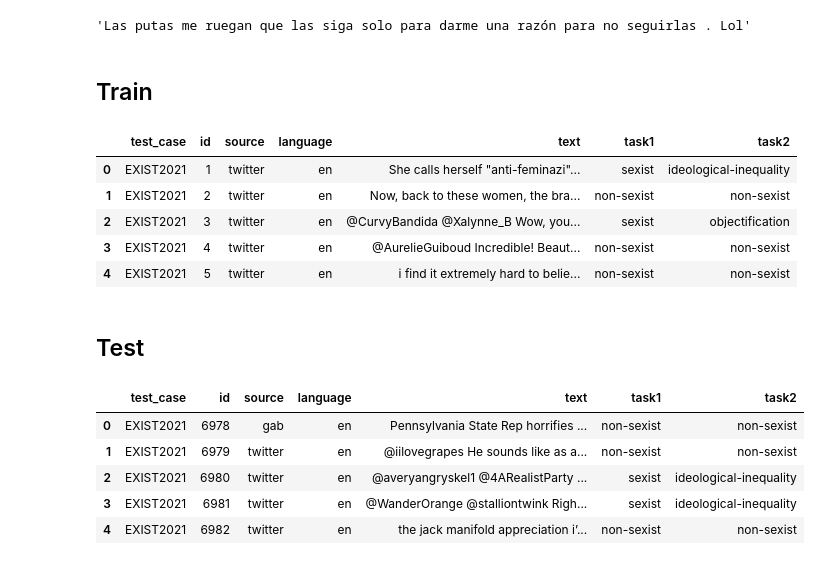
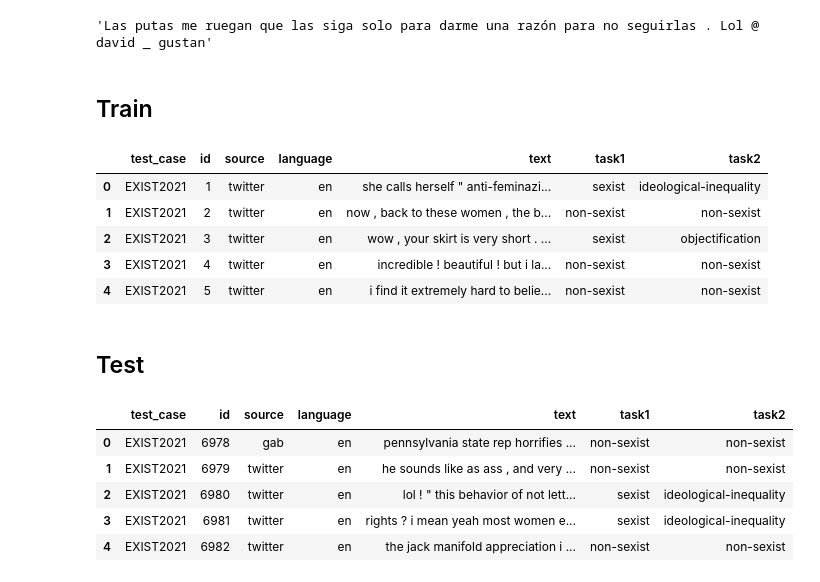
Before and after one commit to davidguzmanr/EXIST2021, a Jupyter notebook: Notebooks/Spell-checking.ipynb, the cells around one changed output. Cells and saved outputs as stored; diff of their text form; code cells hidden in the pictures.

```diff
--- a/Notebooks/task-1/Pre-processing.ipynb
+++ b/Notebooks/Spell-checking.ipynb
@@ -24,24 +24,28 @@ Wall time: 1.36 ms
 # %%
-text = "Las putass me ruegan que las sigaa solo para darme una razón para no seguirlass. Lol"
+text = "Las putass me ruegan que las sigaa solo para darme una razón para no seguirlass. Lol @david_guzman"
 preprocessing.spell_check(text, language='es')
 # %% [output]
-'Las putas me ruegan que las siga solo para darme una razón para no seguirlas . Lol'
+'Las putas me ruegan que las siga solo para darme una razón para no seguirlas . Lol @ david _ gustan'
 # %% [markdown]
 ## Train
 # %%
-train = pd.read_csv('../../Data/EXIST2021_training.tsv', sep='\t')
-train.head()
+train_df = pd.read_csv('../../Data/EXIST2021_training.tsv', sep='\t')
+
+# Un simple pre-procesamiento
+train_df['text'] = train_df['text'].apply(lambda text: preprocessing.preprocess(text))
+
+train_df.head()
 # %% [output]
 |  | test_case | id | source | language | text | task1 | task2 |
-| 0 | EXIST2021 | 1 | twitter | en | She calls herself "anti-feminazi"... | sexist | ideological-inequality |
-| 1 | EXIST2021 | 2 | twitter | en | Now, back to these women, the bra... | non-sexist | non-sexist |
-| 2 | EXIST2021 | 3 | twitter | en | @CurvyBandida @Xalynne_B Wow, you... | sexist | objectification |
-| 3 | EXIST2021 | 4 | twitter | en | @AurelieGuiboud Incredible! Beaut... | non-sexist | non-sexist |
+| 0 | EXIST2021 | 1 | twitter | en | she calls herself " anti-feminazi... | sexist | ideological-inequality |
+| 1 | EXIST2021 | 2 | twitter | en | now , back to these women , the b... | non-sexist | non-sexist |
+| 2 | EXIST2021 | 3 | twitter | en | wow , your skirt is very short . ... | sexist | objectification |
+| 3 | EXIST2021 | 4 | twitter | en | incredible ! beautiful ! but i la... | non-sexist | non-sexist |
 | 4 | EXIST2021 | 5 | twitter | en | i find it extremely hard to belie... | non-sexist | non-sexist |
 # %%
 corrected_text = []
 
-for value in tqdm(train[['language', 'text']].values):
+for value in tqdm(train_df[['language', 'text']].values):
     language, text = value
 
     corrected_text.append(preprocessing.spell_check(text, language=language))
@@ -51,15 +55,19 @@ train.to_csv('../../Data/EXIST2021_training_spell_checked.csv', index=False)
 # %% [markdown]
 ## Test
 # %%
-test = pd.read_csv('../../Data/EXIST2021_test.tsv', sep='\t')
-test.head()
+test_df = pd.read_csv('../../Data/EXIST2021_test.tsv', sep='\t')
+
+# Un simple pre-procesamiento
+test_df['text'] = test_df['text'].apply(lambda text: preprocessing.preprocess(text))
+
+test_df.head()
 # %% [output]
 |  | test_case | id | source | language | text | task1 | task2 |
-| 0 | EXIST2021 | 6978 | gab | en | Pennsylvania State Rep horrifies ... | non-sexist | non-sexist |
-| 1 | EXIST2021 | 6979 | twitter | en | @iilovegrapes He sounds like as a... | non-sexist | non-sexist |
-| 2 | EXIST2021 | 6980 | twitter | en | @averyangryskel1 @4ARealistParty ... | sexist | ideological-inequality |
-| 3 | EXIST2021 | 6981 | twitter | en | @WanderOrange @stalliontwink Righ... | sexist | ideological-inequality |
-| 4 | EXIST2021 | 6982 | twitter | en | the jack manifold appreciation i’... | non-sexist | non-sexist |
+| 0 | EXIST2021 | 6978 | gab | en | pennsylvania state rep horrifies ... | non-sexist | non-sexist |
+| 1 | EXIST2021 | 6979 | twitter | en | he sounds like as ass , and very ... | non-sexist | non-sexist |
+| 2 | EXIST2021 | 6980 | twitter | en | lol ! " this behavior of not lett... | sexist | ideological-inequality |
+| 3 | EXIST2021 | 6981 | twitter | en | rights ? i mean yeah most women e... | sexist | ideological-inequality |
+| 4 | EXIST2021 | 6982 | twitter | en | the jack manifold appreciation i ... | non-sexist | non-sexist |
 # %%
 corrected_text = []
 
```
Also changed, not shown: parts of 5 cells of this notebook, 19 other files.
